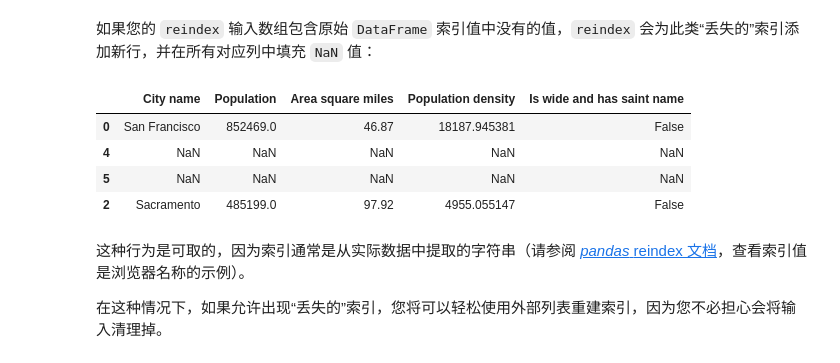
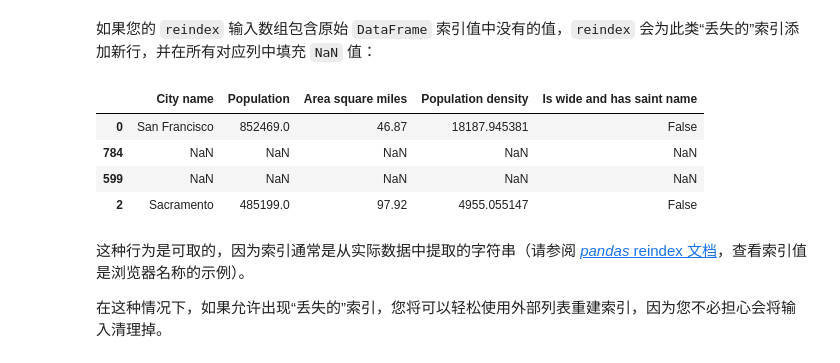
Before and after one commit to daiwk/ml-crash-course, a Jupyter notebook: intro_to_pandas.ipynb, the cells around one changed output. Saved outputs shown, nothing was run; the diff lists cells and outputs as text; code cells hidden in the pictures.

```diff
--- a/intro_to_pandas.ipynb
+++ b/intro_to_pandas.ipynb
@@ -241,12 +241,12 @@ cities.reindex(np.random.permutation(cities.index))
 # %% [markdown]
  如果您的 `reindex` 输入数组包含原始 `DataFrame` 索引值中没有的值，`reindex` 会为此类“丢失的”索引添加新行，并在所有对应列中填充 `NaN` 值：
 # %%
-cities.reindex([0, 4, 5, 2])
+cities.reindex([0, 784, 599, 2])
 # %% [output]
 |  | City name | Population | Area square miles | Population density | Is wide and has saint name |
 | 0 | San Francisco | 852469.0 | 46.87 | 18187.945381 | False |
-| 4 | NaN | NaN | NaN | NaN | NaN |
-| 5 | NaN | NaN | NaN | NaN | NaN |
+| 784 | NaN | NaN | NaN | NaN | NaN |
+| 599 | NaN | NaN | NaN | NaN | NaN |
 | 2 | Sacramento | 485199.0 | 97.92 | 4955.055147 | False |
 # %% [markdown]
  这种行为是可取的，因为索引通常是从实际数据中提取的字符串（请参阅 [*pandas* reindex 文档](http://pandas.pydata.org/pandas-docs/stable/generated/pandas.DataFrame.reindex.html)，查看索引值是浏览器名称的示例）。
```
Also changed, not shown: parts of 1 cell of this notebook.
